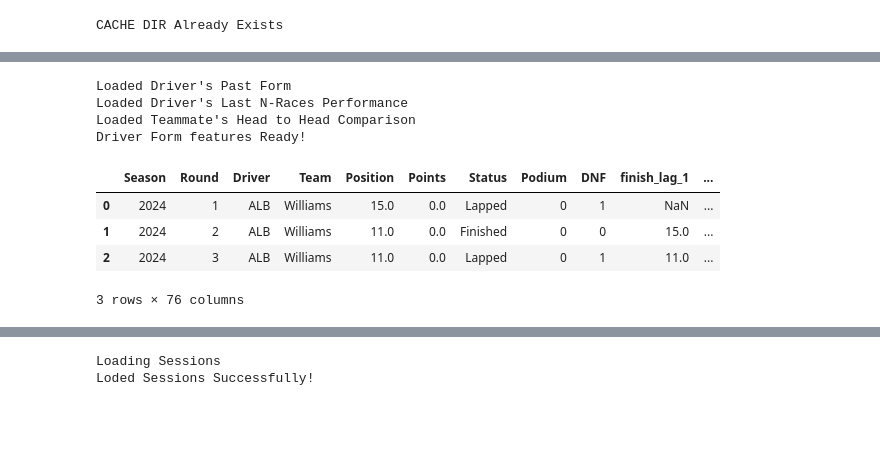
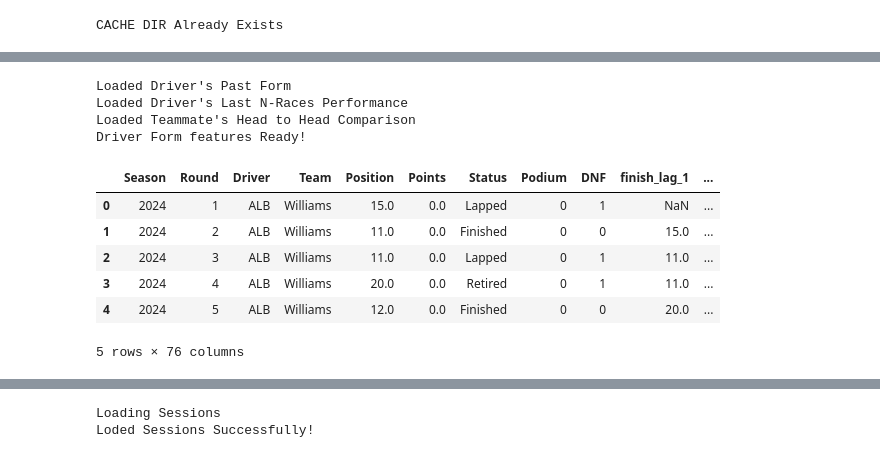
Before and after one commit to AtharvaW29/F1_Analysis, a Jupyter notebook: notebooks/Analysis_Austrailia.ipynb, the cells around one changed output, grey strips where cells are left out. Cells and saved outputs as stored; diff of their text form; code cells hidden in the pictures; blank space fills up the shorter version.

```diff
--- a/notebooks/Analysis_Austrailia.ipynb
+++ b/notebooks/Analysis_Austrailia.ipynb
@@ -428,13 +341,15 @@ Loaded 2024 Round 5
 # %%
 driver_form_df = load_driver_form(results_df, n_races=15)
-driver_form_df.head(3)
+driver_form_df.head(5)
 # %% [output]
 Loaded Driver's Past Form
 Loaded Driver's Last N-Races Performance
 Loaded Teammate's Head to Head Comparison
 Driver Form features Ready!
 |  | Season | Round | Driver | Team | Position | Points | Status | Podium | DNF | finish_lag_1 | ... |
 | 0 | 2024 | 1 | ALB | Williams | 15.0 | 0.0 | Lapped | 0 | 1 | NaN | ... |
 | 1 | 2024 | 2 | ALB | Williams | 11.0 | 0.0 | Finished | 0 | 0 | 15.0 | ... |
 | 2 | 2024 | 3 | ALB | Williams | 11.0 | 0.0 | Lapped | 0 | 1 | 11.0 | ... |
+| 3 | 2024 | 4 | ALB | Williams | 20.0 | 0.0 | Retired | 0 | 1 | 11.0 | ... |
+| 4 | 2024 | 5 | ALB | Williams | 12.0 | 0.0 | Finished | 0 | 0 | 20.0 | ... |
-3 rows × 76 columns
+5 rows × 76 columns
```
Also changed, not shown: parts of 10 cells of this notebook, 1 other file.
